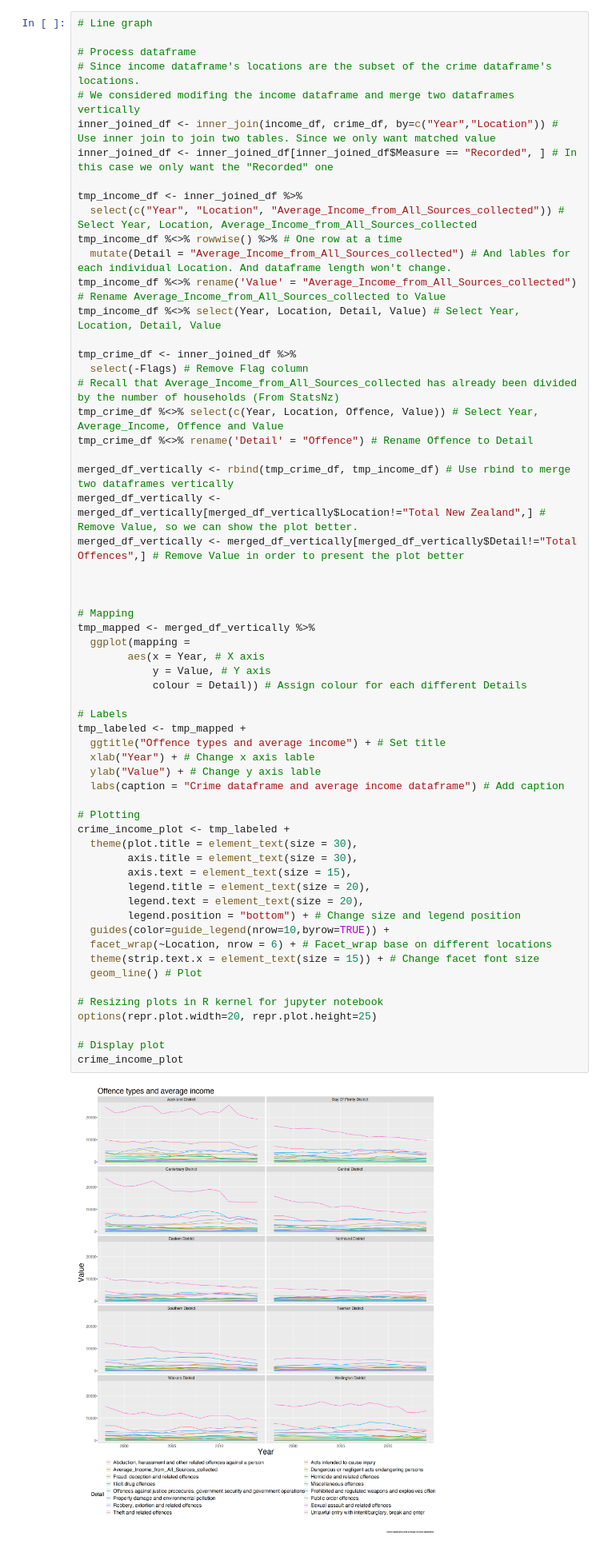
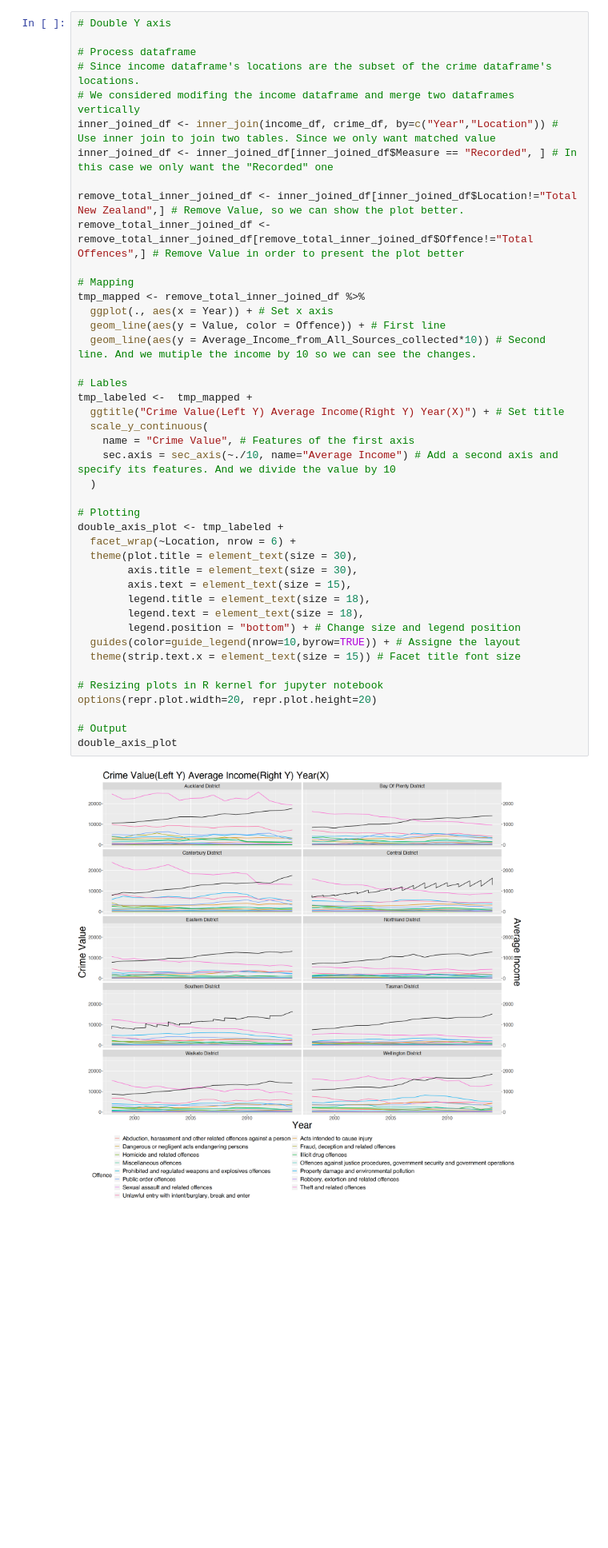
Before and after one commit to JunweiL0-0/201-Group-project, a Jupyter notebook: 201GroupProject.ipynb, the cells around one changed output. Shown at 80% size. Drawn from its saved outputs; the diff is of its cells as text; blank space fills up the shorter version.

```diff
--- a/201GroupProject.ipynb
+++ b/201GroupProject.ipynb
@@ -670,64 +670,47 @@ crime_df_plot
 # %% [output]
 [figure]
 # %%
-# Line graph
+# Double Y axis
 
 # Process dataframe
 # Since income dataframe's locations are the subset of the crime dataframe's locations.
 # We considered modifing the income dataframe and merge two dataframes vertically
 inner_joined_df <- inner_join(income_df, crime_df, by=c("Year","Location")) # Use inner join to join two tables. Since we only want matched value
 inner_joined_df <- inner_joined_df[inner_joined_df$Measure == "Recorded", ] # In this case we only want the "Recorded" one
 
-tmp_income_df <- inner_joined_df %>%
-  select(c("Year", "Location", "Average_Income_from_All_Sources_collected")) # Select Year, Location, Average_Income_from_All_Sources_collected
-tmp_income_df %<>% rowwise() %>% # One row at a time
-  mutate(Detail = "Average_Income_from_All_Sources_collected") # And lables for each individual Location. And dataframe length won't change.
-tmp_income_df %<>% rename('Value' = "Average_Income_from_All_Sources_collected") # Rename Average_Income_from_All_Sources_collected to Value
-tmp_income_df %<>% select(Year, Location, Detail, Value) # Select Year, Location, Detail, Value
-
-tmp_crime_df <- inner_joined_df %>%
-  select(-Flags) # Remove Flag column
-# Recall that Average_Income_from_All_Sources_collected has already been divided by the number of households (From StatsNz)
-tmp_crime_df %<>% select(c(Year, Location, Offence, Value)) # Select Year, Average_Income, Offence and Value
-tmp_crime_df %<>% rename('Detail' = "Offence") # Rename Offence to Detail
-
-merged_df_vertically <- rbind(tmp_crime_df, tmp_income_df) # Use rbind to merge two dataframes vertically
-merged_df_vertically <- merged_df_vertically[merged_df_vertically$Location!="Total New Zealand",] # Remove Value, so we can show the plot better.
-merged_df_vertically <- merged_df_vertically[merged_df_vertically$Detail!="Total Offences",] # Remove Value in order to present the plot better
-
-
+remove_total_inner_joined_df <- inner_joined_df[inner_joined_df$Location!="Total New Zealand",] # Remove Value, so we can show the plot better.
+remove_total_inner_joined_df <- remove_total_inner_joined_df[remove_total_inner_joined_df$Offence!="Total Offences",] # Remove Value in order to present the plot better
 
 # Mapping
-tmp_mapped <- merged_df_vertically %>%
-  ggplot(mapping =
-        aes(x = Year, # X axis
-            y = Value, # Y axis
-            colour = Detail)) # Assign colour for each different Details
+tmp_mapped <- remove_total_inner_joined_df %>%
+  ggplot(., aes(x = Year)) + # Set x axis
+  geom_line(aes(y = Value, color = Offence)) + # First line
+  geom_line(aes(y = Average_Income_from_All_Sources_collected*10)) # Second line. And we mutiple the income by 10 so we can see the changes.
 
-# Labels
-tmp_labeled <- tmp_mapped +
-  ggtitle("Offence types and average income") + # Set title
-  xlab("Year") + # Change x axis lable
-  ylab("Value") + # Change y axis lable
-  labs(caption = "Crime dataframe and average income dataframe") # Add caption
+# Lables
+tmp_labeled <-  tmp_mapped +
+  ggtitle("Crime Value(Left Y) Average Income(Right Y) Year(X)") + # Set title
+  scale_y_continuous(
+    name = "Crime Value", # Features of the first axis
+    sec.axis = sec_axis(~./10, name="Average Income") # Add a second axis and specify its features. And we divide the value by 10
+  )
 
 # Plotting
-crime_income_plot <- tmp_labeled +
+double_axis_plot <- tmp_labeled +
+  facet_wrap(~Location, nrow = 6) +
   theme(plot.title = element_text(size = 30),
         axis.title = element_text(size = 30),
         axis.text = element_text(size = 15),
-        legend.title = element_text(size = 20),
-        legend.text = element_text(size = 20),
+        legend.title = element_text(size = 18),
+        legend.text = element_text(size = 18),
         legend.position = "bottom") + # Change size and legend position
-  guides(color=guide_legend(nrow=10,byrow=TRUE)) +
-  facet_wrap(~Location, nrow = 6) + # Facet_wrap base on different locations
-  theme(strip.text.x = element_text(size = 15)) + # Change facet font size
-  geom_line() # Plot
+  guides(color=guide_legend(nrow=10,byrow=TRUE)) + # Assigne the layout
+  theme(strip.text.x = element_text(size = 15)) # Facet title font size
 
 # Resizing plots in R kernel for jupyter notebook
-options(repr.plot.width=20, repr.plot.height=25)
+options(repr.plot.width=20, repr.plot.height=20)
 
-# Display plot
-crime_income_plot
+# Output
+double_axis_plot
 # %% [output]
-[figure, old version]
+[figure, new version]
```
Also changed, not shown: parts of 18 cells of this notebook, 8 other files.
